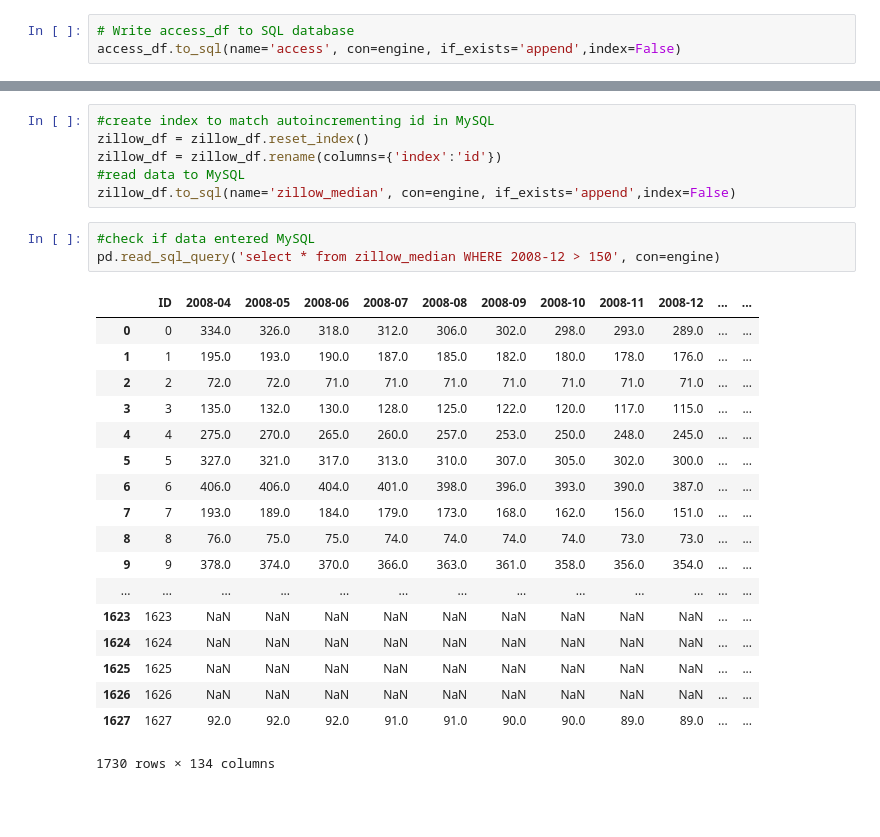
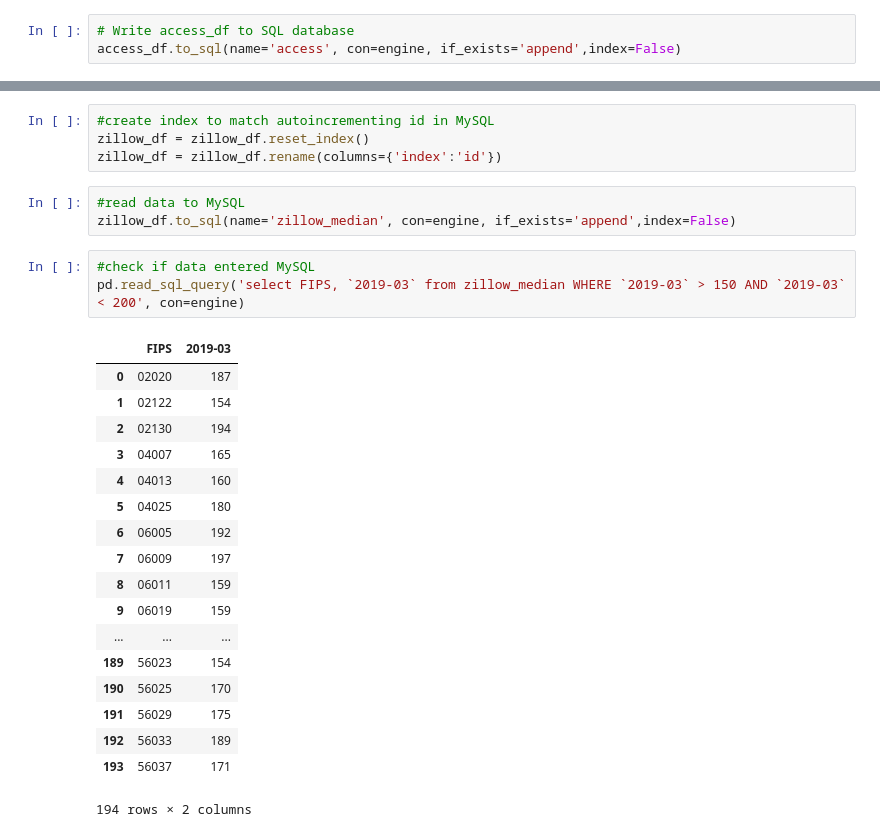
Before and after one commit to cinhui/ETL_county, a Jupyter notebook: ETL_food_environment_property.ipynb, the cells around one changed output, grey strips where cells are left out. Drawn from its saved outputs; the diff is of its cells as text; blank space fills up the shorter version.

Commit message:
added more tables

```diff
--- a/ETL_food_environment_property.ipynb
+++ b/ETL_food_environment_property.ipynb
@@ -257,27 +338,28 @@ zillow_df.head(1000)
 #create index to match autoincrementing id in MySQL
 zillow_df = zillow_df.reset_index()
 zillow_df = zillow_df.rename(columns={'index':'id'})
-#read data to MySQL
-zillow_df.to_sql(name='zillow_median', con=engine, if_exists='append',index=False)
+# %%
+#read data to MySQL
+zillow_df.to_sql(name='zillow_median', con=engine, if_exists='append',index=False)
 # %%
 #check if data entered MySQL
-pd.read_sql_query('select * from zillow_median WHERE 2008-12 > 150', con=engine)
+pd.read_sql_query('select FIPS, `2019-03` from zillow_median WHERE `2019-03` > 150 AND `2019-03` < 200', con=engine)
 # %% [output]
-|  | ID | 2008-04 | 2008-05 | 2008-06 | 2008-07 | 2008-08 | 2008-09 | 2008-10 | 2008-11 | 2008-12 | ... | ... |
-| 0 | 0 | 334.0 | 326.0 | 318.0 | 312.0 | 306.0 | 302.0 | 298.0 | 293.0 | 289.0 | ... | ... |
-| 1 | 1 | 195.0 | 193.0 | 190.0 | 187.0 | 185.0 | 182.0 | 180.0 | 178.0 | 176.0 | ... | ... |
-| 2 | 2 | 72.0 | 72.0 | 71.0 | 71.0 | 71.0 | 71.0 | 71.0 | 71.0 | 71.0 | ... | ... |
-| 3 | 3 | 135.0 | 132.0 | 130.0 | 128.0 | 125.0 | 122.0 | 120.0 | 117.0 | 115.0 | ... | ... |
-| 4 | 4 | 275.0 | 270.0 | 265.0 | 260.0 | 257.0 | 253.0 | 250.0 | 248.0 | 245.0 | ... | ... |
-| 5 | 5 | 327.0 | 321.0 | 317.0 | 313.0 | 310.0 | 307.0 | 305.0 | 302.0 | 300.0 | ... | ... |
-| 6 | 6 | 406.0 | 406.0 | 404.0 | 401.0 | 398.0 | 396.0 | 393.0 | 390.0 | 387.0 | ... | ... |
-| 7 | 7 | 193.0 | 189.0 | 184.0 | 179.0 | 173.0 | 168.0 | 162.0 | 156.0 | 151.0 | ... | ... |
-| 8 | 8 | 76.0 | 75.0 | 75.0 | 74.0 | 74.0 | 74.0 | 74.0 | 73.0 | 73.0 | ... | ... |
-| 9 | 9 | 378.0 | 374.0 | 370.0 | 366.0 | 363.0 | 361.0 | 358.0 | 356.0 | 354.0 | ... | ... |
-| ... | ... | ... | ... | ... | ... | ... | ... | ... | ... | ... | ... | ... |
-| 1623 | 1623 | NaN | NaN | NaN | NaN | NaN | NaN | NaN | NaN | NaN | ... | ... |
-| 1624 | 1624 | NaN | NaN | NaN | NaN | NaN | NaN | NaN | NaN | NaN | ... | ... |
-| 1625 | 1625 | NaN | NaN | NaN | NaN | NaN | NaN | NaN | NaN | NaN | ... | ... |
-| 1626 | 1626 | NaN | NaN | NaN | NaN | NaN | NaN | NaN | NaN | NaN | ... | ... |
-| 1627 | 1627 | 92.0 | 92.0 | 92.0 | 91.0 | 91.0 | 90.0 | 90.0 | 89.0 | 89.0 | ... | ... |
+|  | FIPS | 2019-03 |
+| 0 | 02020 | 187 |
+| 1 | 02122 | 154 |
+| 2 | 02130 | 194 |
+| 3 | 04007 | 165 |
+| 4 | 04013 | 160 |
+| 5 | 04025 | 180 |
+| 6 | 06005 | 192 |
+| 7 | 06009 | 197 |
+| 8 | 06011 | 159 |
+| 9 | 06019 | 159 |
+| ... | ... | ... |
+| 189 | 56023 | 154 |
+| 190 | 56025 | 170 |
+| 191 | 56029 | 175 |
+| 192 | 56033 | 189 |
+| 193 | 56037 | 171 |
-1730 rows × 134 columns
+194 rows × 2 columns
```
Also changed, not shown: parts of 34 cells of this notebook.
